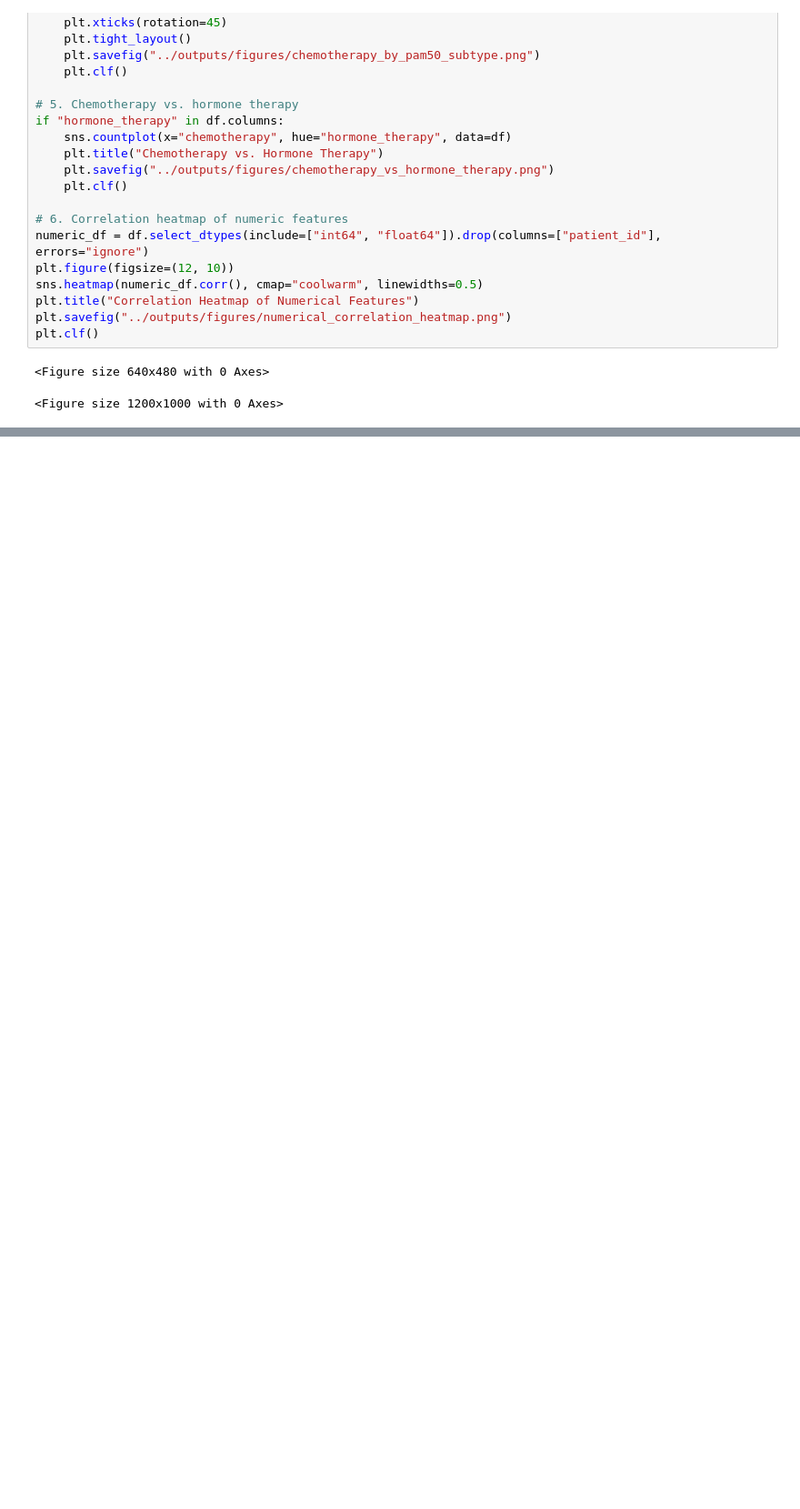
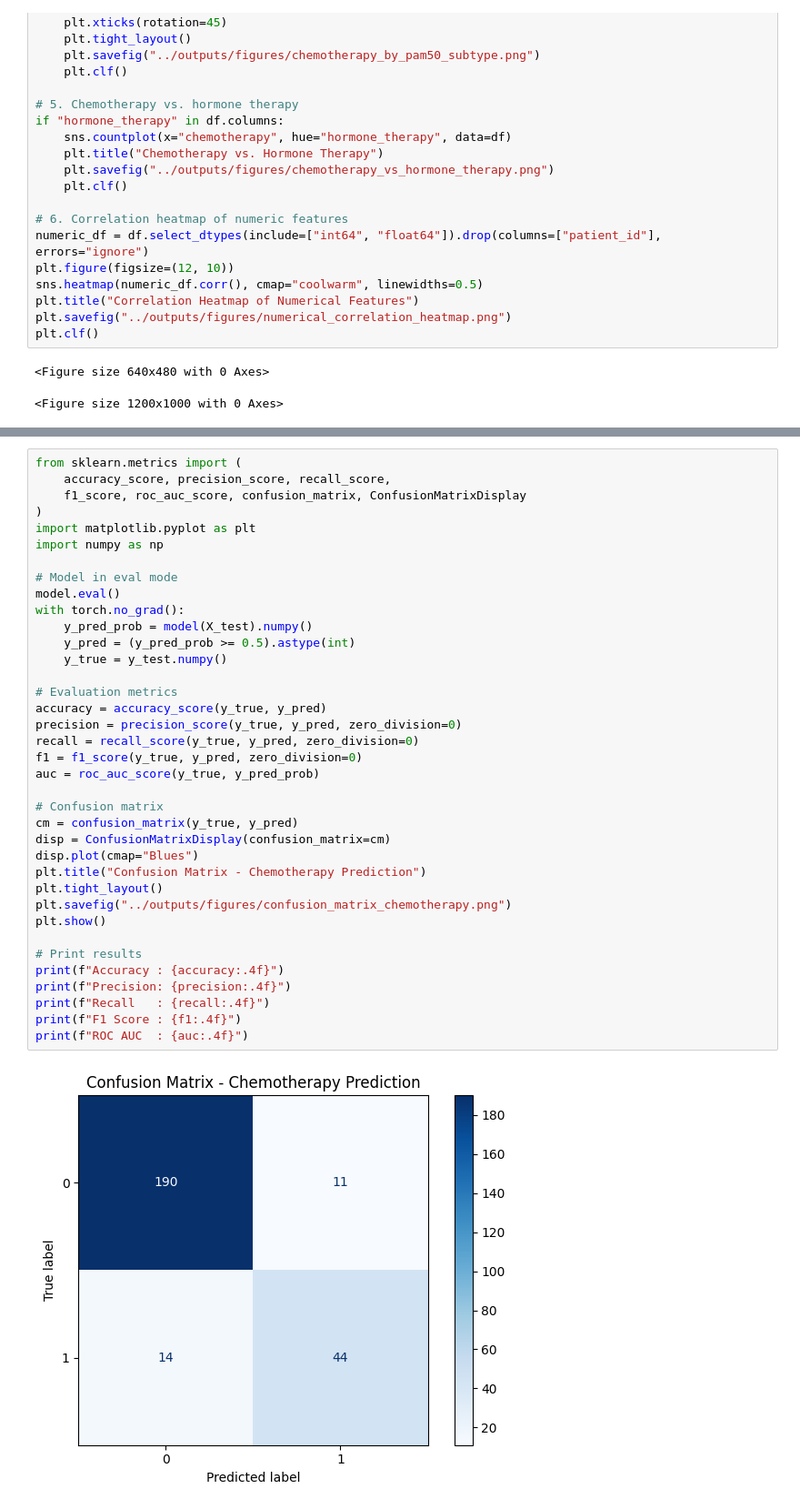
Before and after one commit to kesslermatics/Breast-Cancer-Treatment-Prediction, a Jupyter notebook: notebooks/exploration.ipynb, the cells around one changed output, grey strips where cells are left out. Shown at 91% size. Cells and saved outputs as stored; diff of their text form; blank space fills up the shorter version.

```diff
--- a/notebooks/exploration.ipynb
+++ b/notebooks/exploration.ipynb
@@ -239,0 +233,39 @@ Epoch 200/200 | Train Loss: 0.2216 | Val Loss: 0.2641
+# %%
+from sklearn.metrics import (
+    accuracy_score, precision_score, recall_score,
+    f1_score, roc_auc_score, confusion_matrix, ConfusionMatrixDisplay
+)
+import matplotlib.pyplot as plt
+import numpy as np
+
+# Model in eval mode
+model.eval()
+with torch.no_grad():
+    y_pred_prob = model(X_test).numpy()
+    y_pred = (y_pred_prob >= 0.5).astype(int)
+    y_true = y_test.numpy()
+
+# Evaluation metrics
+accuracy = accuracy_score(y_true, y_pred)
+precision = precision_score(y_true, y_pred, zero_division=0)
+recall = recall_score(y_true, y_pred, zero_division=0)
+f1 = f1_score(y_true, y_pred, zero_division=0)
+auc = roc_auc_score(y_true, y_pred_prob)
+
+# Confusion matrix
+cm = confusion_matrix(y_true, y_pred)
+disp = ConfusionMatrixDisplay(confusion_matrix=cm)
+disp.plot(cmap="Blues")
+plt.title("Confusion Matrix - Chemotherapy Prediction")
+plt.tight_layout()
+plt.savefig("../outputs/figures/confusion_matrix_chemotherapy.png")
+plt.show()
+
+# Print results
+print(f"Accuracy : {accuracy:.4f}")
+print(f"Precision: {precision:.4f}")
+print(f"Recall   : {recall:.4f}")
+print(f"F1 Score : {f1:.4f}")
+print(f"ROC AUC  : {auc:.4f}")
+# %% [output]
+[figure, added]
```
Also changed, not shown: parts of 2 cells of this notebook, 3 other files.
